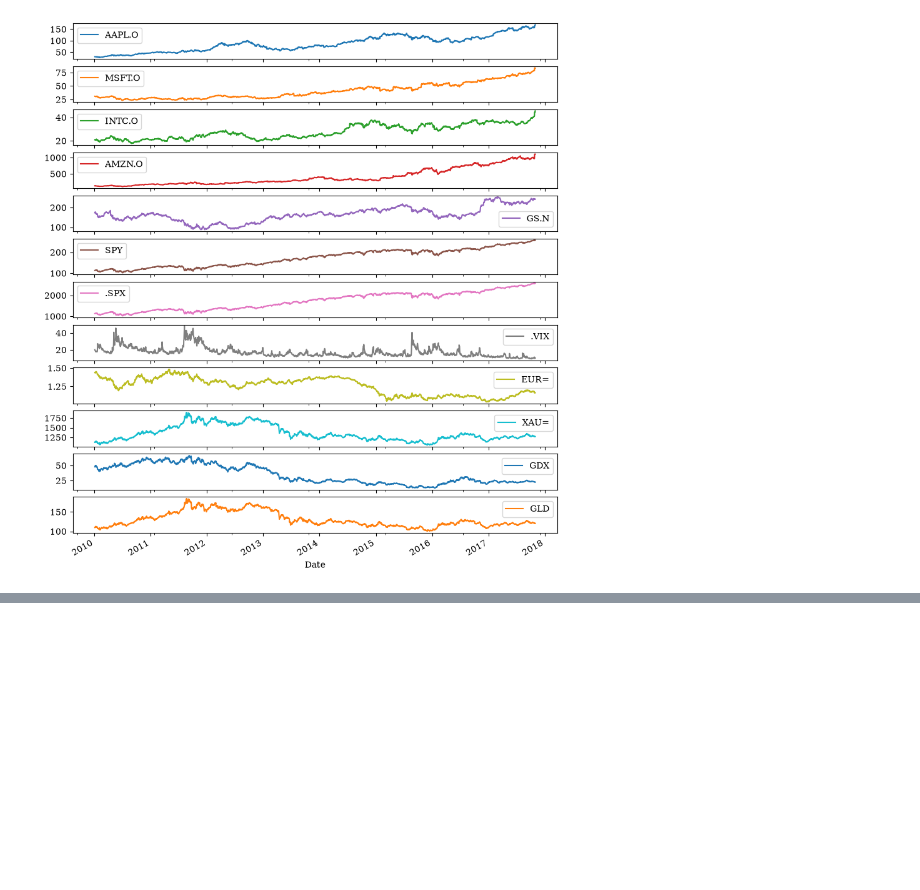
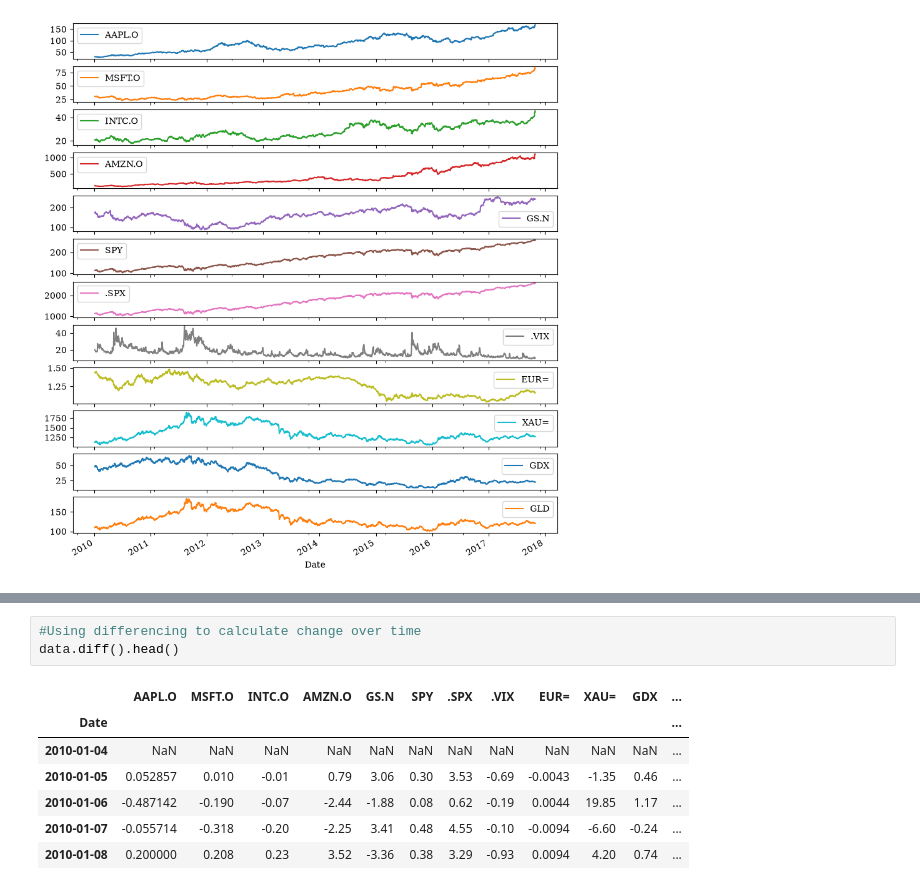
Before and after one commit to Richard-Ubege/python_for_finance, a Jupyter notebook: book.ipynb, the cells around one changed output, grey strips where cells are left out. Drawn from its saved outputs; the diff is of its cells as text; blank space fills up the shorter version.

```diff
--- a/book.ipynb
+++ b/book.ipynb
@@ -87,0 +130,11 @@ array([<Axes: xlabel='Date'>, <Axes: xlabel='Date'>,
+# %%
+#Using differencing to calculate change over time
+data.diff().head()
+# %% [output]
+|  | AAPL.O | MSFT.O | INTC.O | AMZN.O | GS.N | SPY | .SPX | .VIX | EUR= | XAU= | GDX | ... |
+| Date |  |  |  |  |  |  |  |  |  |  |  | ... |
+| 2010-01-04 | NaN | NaN | NaN | NaN | NaN | NaN | NaN | NaN | NaN | NaN | NaN | ... |
+| 2010-01-05 | 0.052857 | 0.010 | -0.01 | 0.79 | 3.06 | 0.30 | 3.53 | -0.69 | -0.0043 | -1.35 | 0.46 | ... |
+| 2010-01-06 | -0.487142 | -0.190 | -0.07 | -2.44 | -1.88 | 0.08 | 0.62 | -0.19 | 0.0044 | 19.85 | 1.17 | ... |
+| 2010-01-07 | -0.055714 | -0.318 | -0.20 | -2.25 | 3.41 | 0.48 | 4.55 | -0.10 | -0.0094 | -6.60 | -0.24 | ... |
+| 2010-01-08 | 0.200000 | 0.208 | 0.23 | 3.52 | -3.36 | 0.38 | 3.29 | -0.93 | 0.0094 | 4.20 | 0.74 | ... |
```
Also changed, not shown: parts of 10 cells of this notebook.
